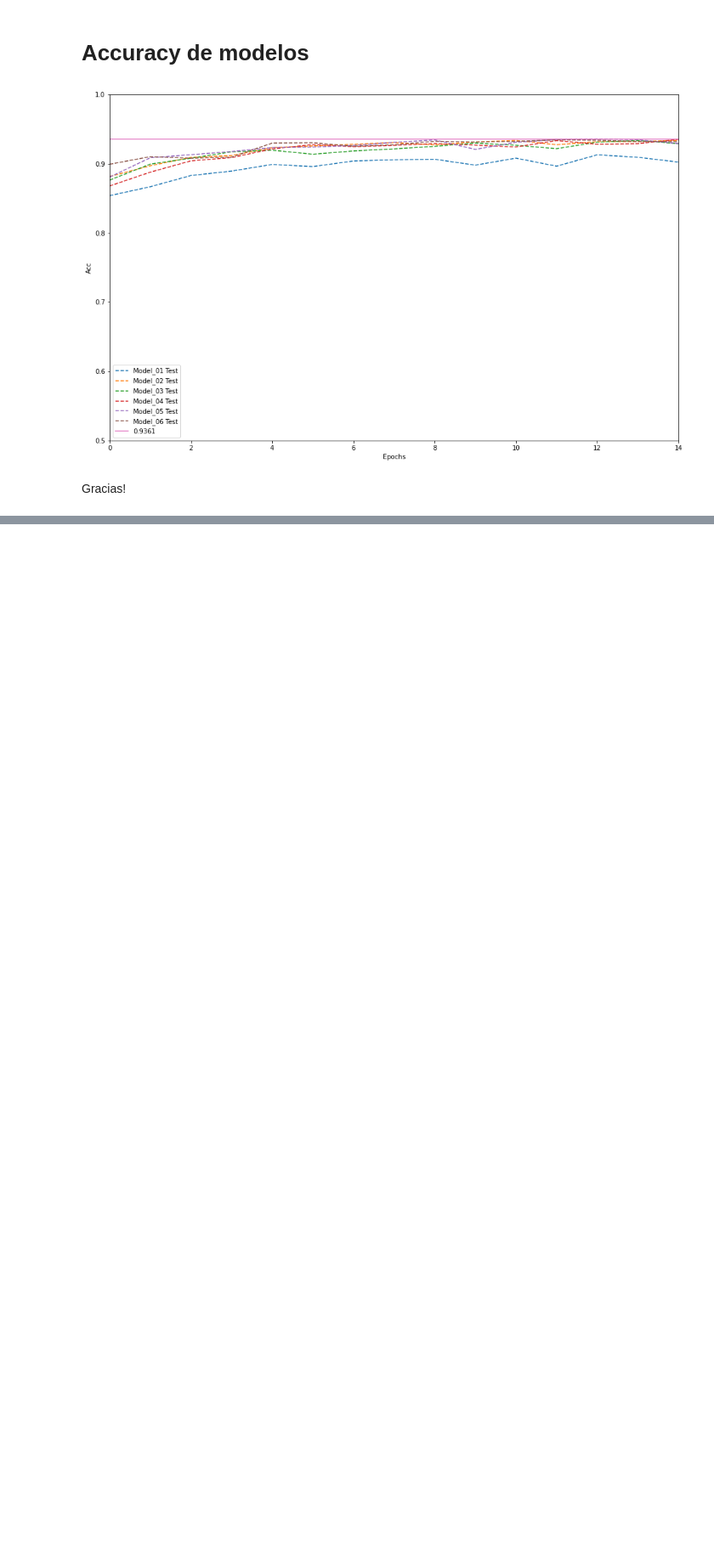
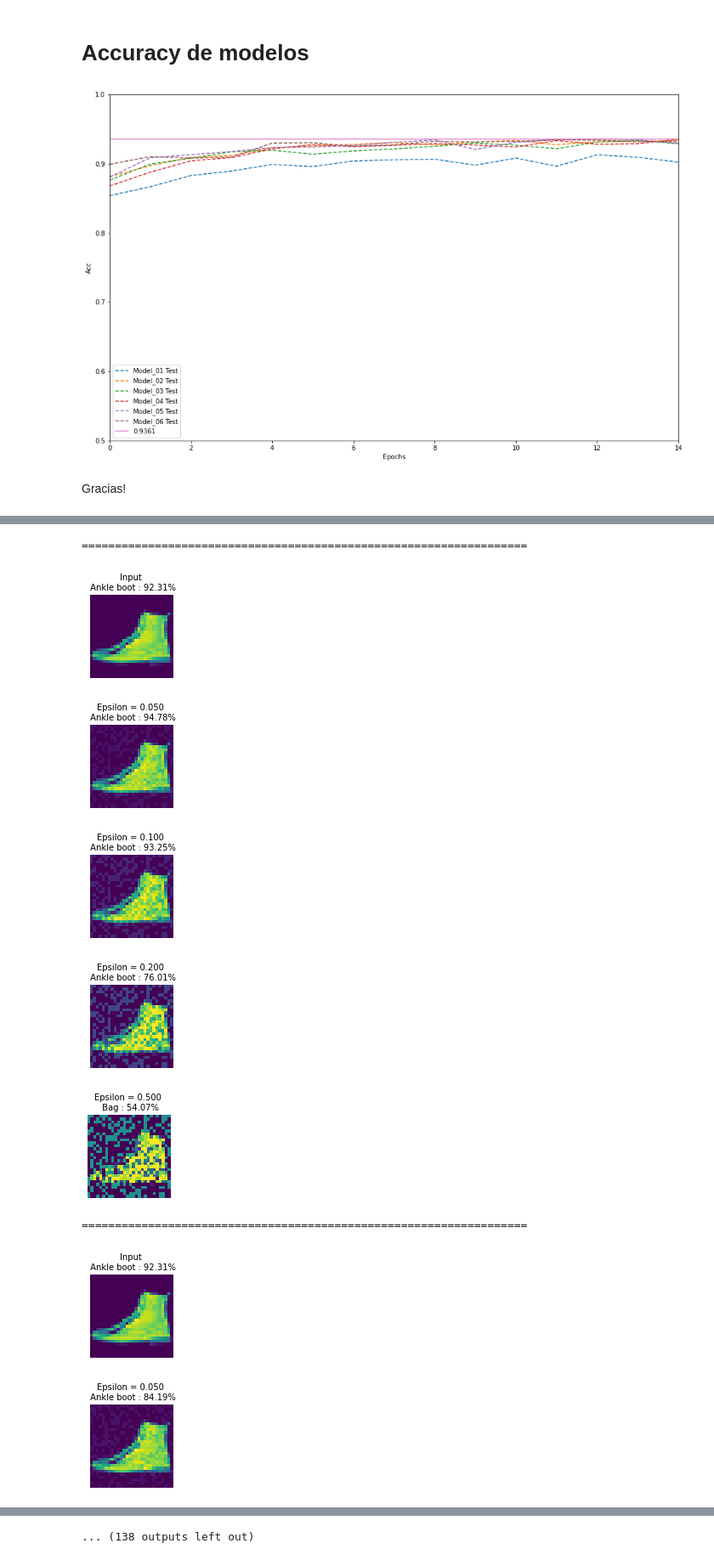
Before and after one commit to rodrigo-orellana/Seguridad-en-redes-neuronales-artificiales, a Jupyter notebook: src/adversarie_attack_fashion_mnist.ipynb, the cells around one changed output, grey strips where cells are left out. Shown at 85% size. Drawn from its saved outputs; the diff is of its cells as text; code cells hidden in the pictures; blank space fills up the shorter version.

```diff
--- a/src/adversarie_attack_fashion_mnist.ipynb
+++ b/src/adversarie_attack_fashion_mnist.ipynb
@@ -1000,0 +1012,18 @@ Gracias!
+# %%
+for a in range(ataques):
+    print('===================================================================')
+    for i, eps in enumerate(epsilons):
+      adv_x = image_tf_a + eps*perturbations_rand[a]
+      adv_x = tf.clip_by_value(adv_x, 0, 1)
+      display_images(adv_x, descriptions[i], model_01)
+      adv_x_arr_rand.append(adv_x)
+# %% [output]
+===================================================================
+[figure, added]
+[figure, added]
+[figure, added]
+[figure, added]
+[figure, added]
+===================================================================
+[figure, added]
+[figure, added]
@@ -1000,0 +1033 @@ Gracias!
+... (138 outputs left out)
```
Also changed, not shown: parts of 18 cells of this notebook.
